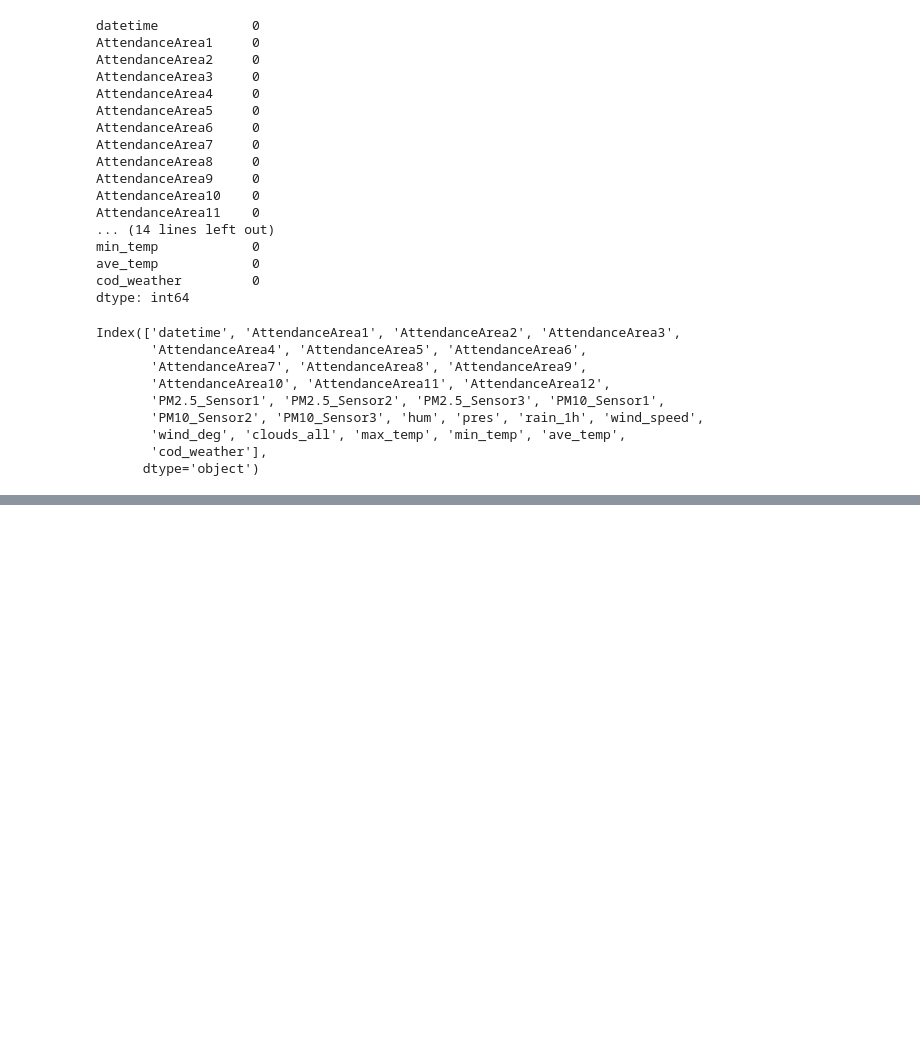
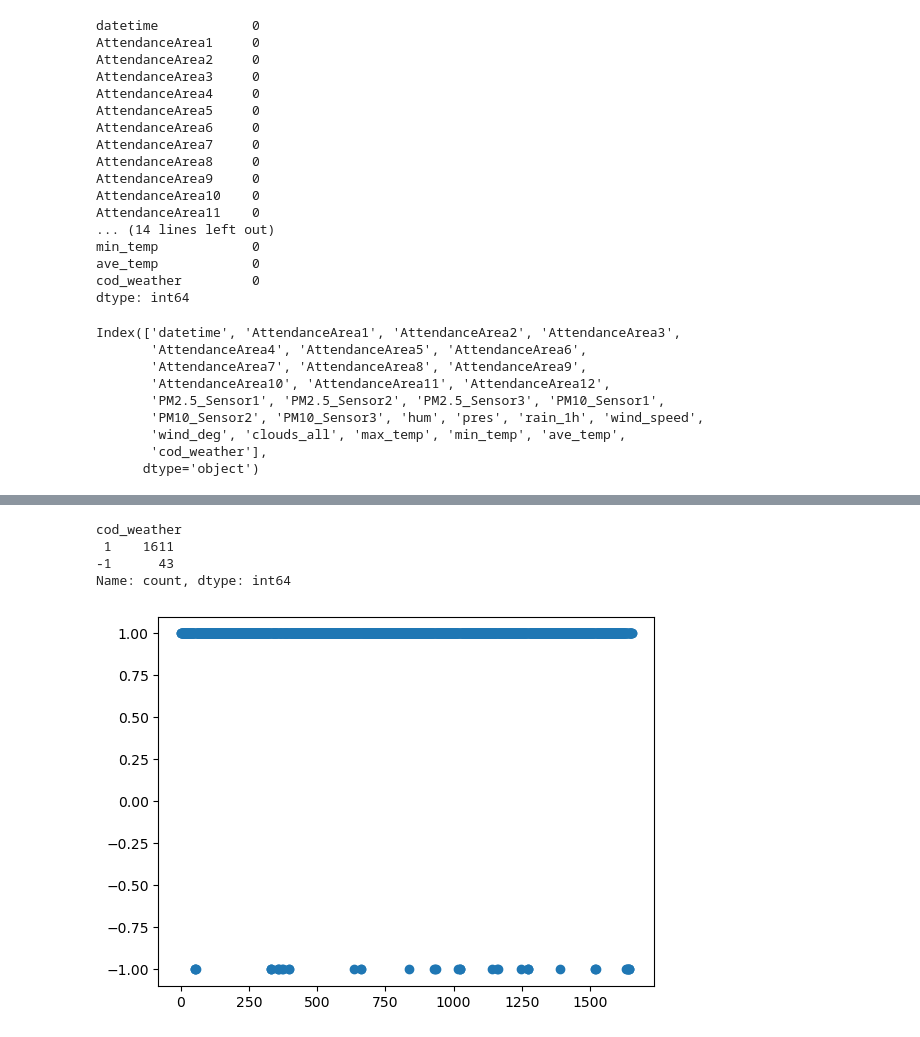
Before and after one commit to trianam/SmartCityQC-QForrest, a Jupyter notebook: SmartCityQCWizard/dataset.ipynb, the cells around one changed output, grey strips where cells are left out. Cells and saved outputs as stored; diff of their text form; code cells hidden in the pictures; blank space fills up the shorter version.

```diff
--- a/SmartCityQCWizard/dataset.ipynb
+++ b/SmartCityQCWizard/dataset.ipynb
@@ -152,0 +192,2 @@ final_ds.to_csv('final_ds.csv', index=False)
+# %%
+final_ds['cod_weather'] = final_ds['cod_weather'].apply(lambda x: 1 if x >= 800 else -1)
@@ -152,0 +210,7 @@ final_ds.to_csv('final_ds.csv', index=False)
+# %%
+final_ds['cod_weather'].value_counts()
+# %% [output]
+cod_weather
+ 1    1611
+-1      43
+Name: count, dtype: int64
@@ -152,0 +219,5 @@ final_ds.to_csv('final_ds.csv', index=False)
+# %%
+plt.scatter(range(1654), final_ds['cod_weather'])
+plt.show()
+# %% [output]
+[figure, added]
```
Also changed, not shown: parts of 6 cells of this notebook, 1 other file.
